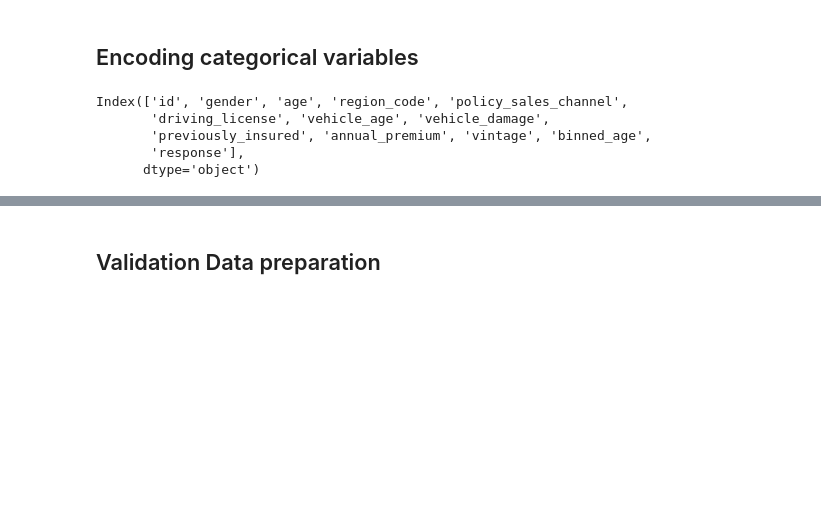
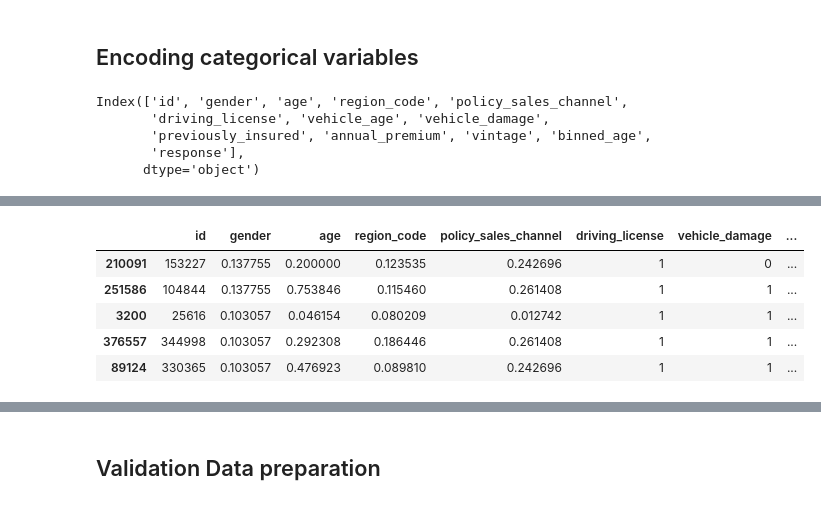
Before and after one commit to fusaa/insurance_cross_sell, a Jupyter notebook: notebook.ipynb, the cells around one changed output, grey strips where cells are left out. Cells and saved outputs as stored; diff of their text form; code cells hidden in the pictures; blank space fills up the shorter version.

```diff
--- a/notebook.ipynb
+++ b/notebook.ipynb
@@ -463,0 +482,9 @@ df_clean.loc[:,'policy_sales_channel'] = df_clean['policy_sales_channel'].map(fr
+# %%
+df_clean.head(5)
+# %% [output]
+|  | id | gender | age | region_code | policy_sales_channel | driving_license | vehicle_damage | ... |
+| 210091 | 153227 | 0.137755 | 0.200000 | 0.123535 | 0.242696 | 1 | 0 | ... |
+| 251586 | 104844 | 0.137755 | 0.753846 | 0.115460 | 0.261408 | 1 | 1 | ... |
+| 3200 | 25616 | 0.103057 | 0.046154 | 0.080209 | 0.012742 | 1 | 1 | ... |
+| 376557 | 344998 | 0.103057 | 0.292308 | 0.186446 | 0.261408 | 1 | 1 | ... |
+| 89124 | 330365 | 0.103057 | 0.476923 | 0.089810 | 0.242696 | 1 | 1 | ... |
```
Also changed, not shown: parts of 50 cells of this notebook.
